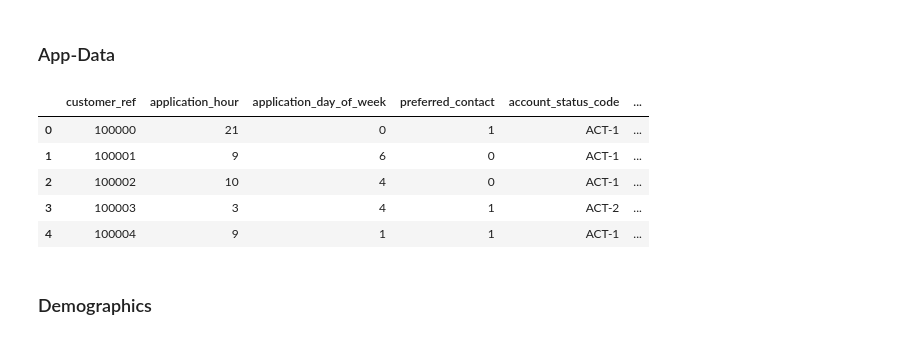
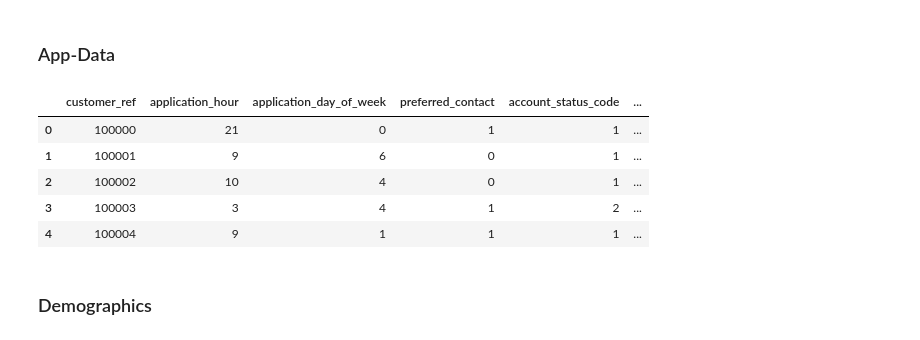
Before and after one commit to ZokirovMuhammadjafar/credit_scoring_challenge, a Jupyter notebook: src/cleaning_data_and_merge_for_test.ipynb, the cells around one changed output. Drawn from its saved outputs; the diff is of its cells as text; code cells hidden in the pictures.

```diff
--- a/src/cleaning_data_and_merge_for_test.ipynb
+++ b/src/cleaning_data_and_merge_for_test.ipynb
@@ -257,25 +257,25 @@ from sklearn.preprocessing import LabelEncoder
 # %%
 CURRENT_YEAR = 2025
 app_data['account_tenure'] = CURRENT_YEAR - app_data['account_open_year']
 app_data = app_data.drop(columns=['account_open_year'])
 
 app_data['is_referred'] = (app_data['referral_code'] != 'REF0000').astype(int)
 app_data = app_data.drop(columns=['referral_code'])
 
 app_data['preferred_contact'] = app_data['preferred_contact'].replace({'Mail': 'Email'})
 app_data['preferred_contact'] = app_data['preferred_contact'].map({'Email': 1, 'Phone': 0})
 
-# status_default_rate = app_data.groupby('account_status_code').mean().sort_values()
-# status_mapping = {status: idx for idx, status in enumerate(status_default_rate.index)}
-# app_data['account_status_code'] = app_data['account_status_code'].map(status_mapping)
+status_default_rate = app_data.groupby('account_status_code').mean().sort_values(by='account_status_code')
+status_mapping = {status: idx for idx, status in enumerate(status_default_rate.index)}
+app_data['account_status_code'] = app_data['account_status_code'].map(status_mapping)
 app_data.head()
 # %% [output]
 |  | customer_ref | application_hour | application_day_of_week | preferred_contact | account_status_code | ... |
-| 0 | 100000 | 21 | 0 | 1 | ACT-1 | ... |
-| 1 | 100001 | 9 | 6 | 0 | ACT-1 | ... |
-| 2 | 100002 | 10 | 4 | 0 | ACT-1 | ... |
-| 3 | 100003 | 3 | 4 | 1 | ACT-2 | ... |
-| 4 | 100004 | 9 | 1 | 1 | ACT-1 | ... |
+| 0 | 100000 | 21 | 0 | 1 | 1 | ... |
+| 1 | 100001 | 9 | 6 | 0 | 1 | ... |
+| 2 | 100002 | 10 | 4 | 0 | 1 | ... |
+| 3 | 100003 | 3 | 4 | 1 | 2 | ... |
+| 4 | 100004 | 9 | 1 | 1 | 1 | ... |
 # %% [markdown]
 ### Demographics
 # %%
```
Also changed, not shown: 7 other files.
